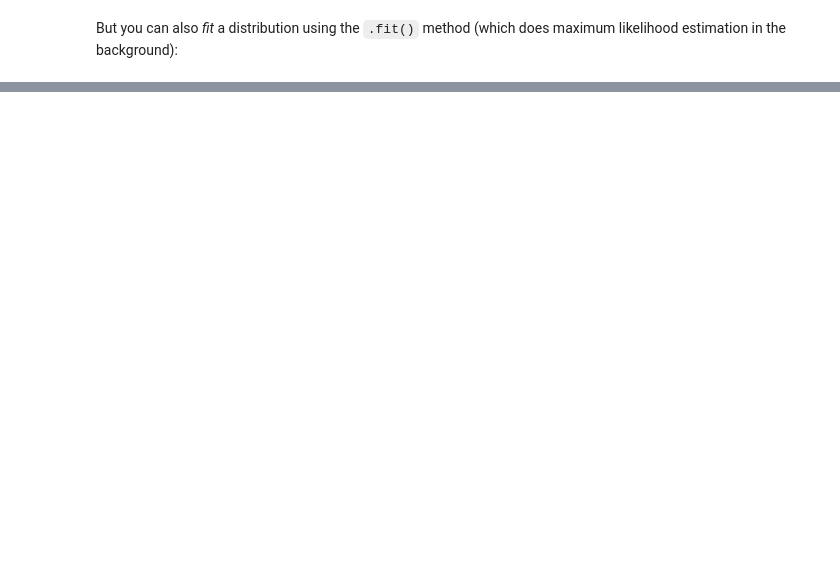
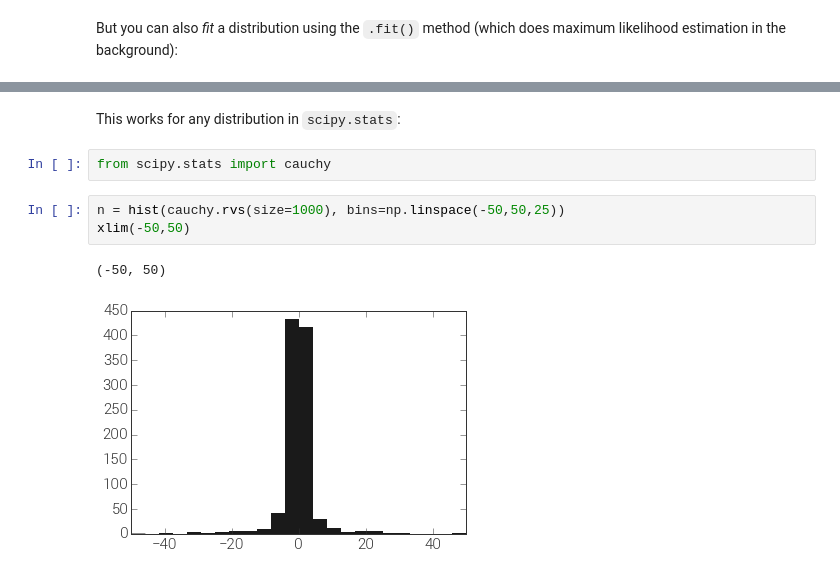
Before and after one commit to adrn/NYCastroML, a Jupyter notebook: Chapter3/Univariate distributions.ipynb, the cells around one changed output, grey strips where cells are left out. Cells and saved outputs as stored; diff of their text form; blank space fills up the shorter version.

Commit message:
add cauchy

```diff
--- a/Chapter3/Univariate distributions.ipynb
+++ b/Chapter3/Univariate distributions.ipynb
@@ -29,0 +30,10 @@ xlim(1, 4)
+# %% [markdown]
+This works for any distribution in `scipy.stats`:
+# %%
+from scipy.stats import cauchy
+# %%
+n = hist(cauchy.rvs(size=1000), bins=np.linspace(-50,50,25))
+xlim(-50,50)
+# %% [output]
+(-50, 50)
+[figure, added]
```
Also changed, not shown: parts of 3 cells of this notebook.
